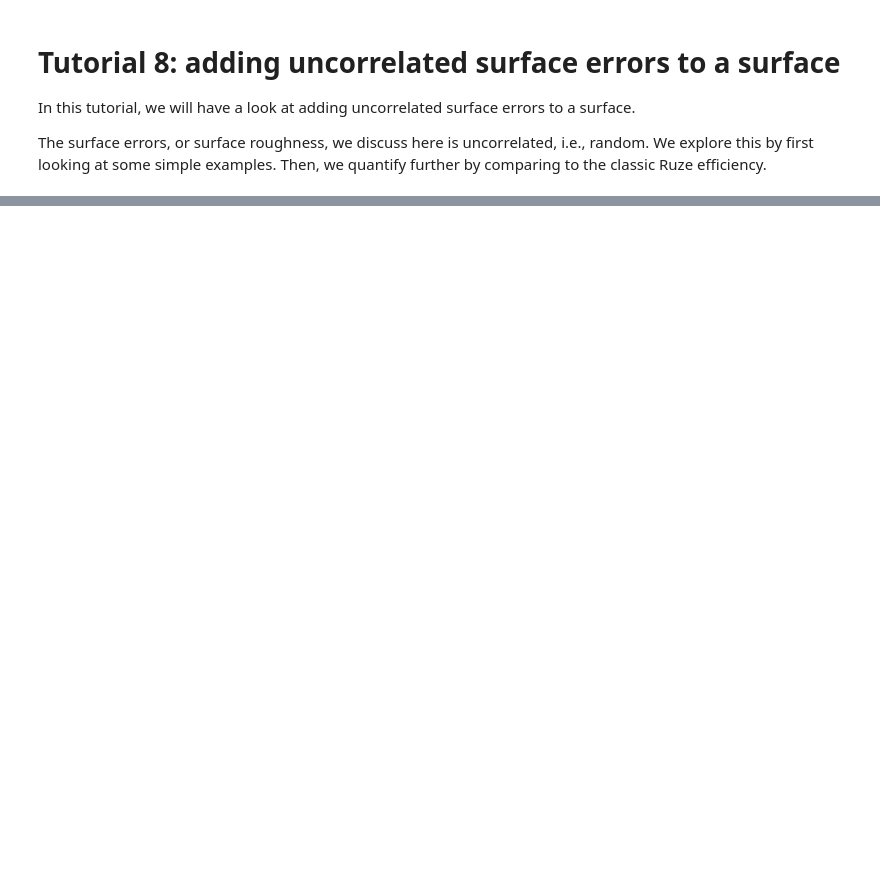
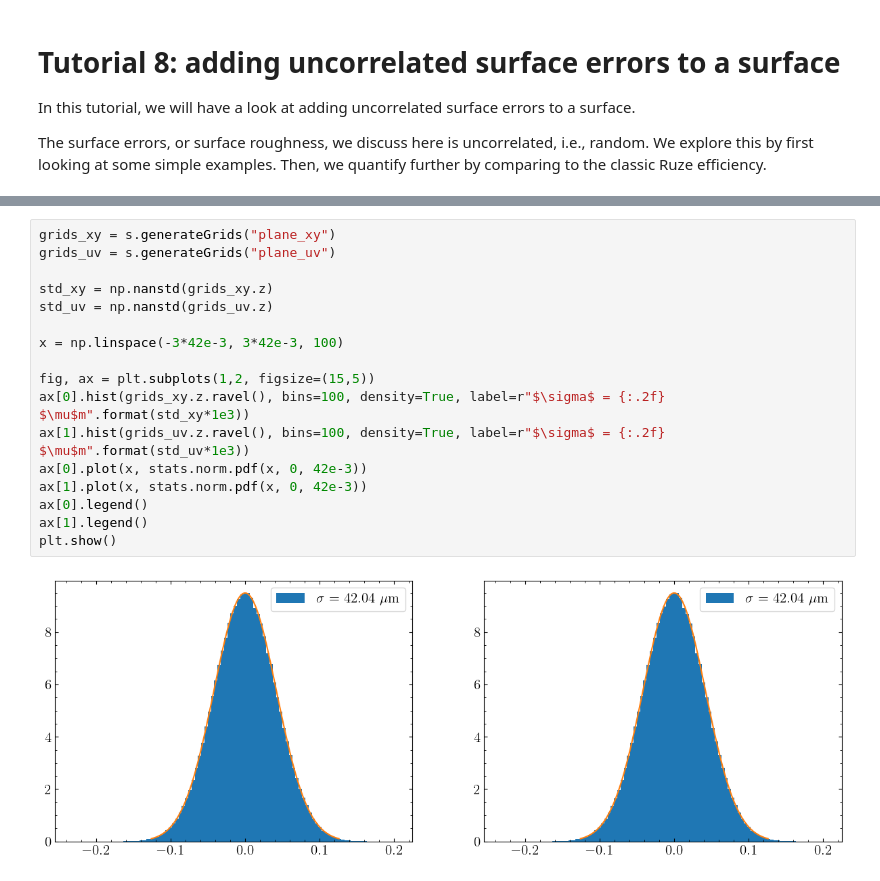
Before and after one commit to PyPO-dev/PyPO, a Jupyter notebook: tutorials/Untitled.ipynb, the cells around one changed output, grey strips where cells are left out. Drawn from its saved outputs; the diff is of its cells as text; blank space fills up the shorter version.

```diff
--- a/tutorials/Untitled.ipynb
+++ b/tutorials/Untitled.ipynb
@@ -58,0 +49,19 @@ plt.show()
+# %%
+grids_xy = s.generateGrids("plane_xy")
+grids_uv = s.generateGrids("plane_uv")
+
+std_xy = np.nanstd(grids_xy.z)
+std_uv = np.nanstd(grids_uv.z)
+
+x = np.linspace(-3*42e-3, 3*42e-3, 100)
+
+fig, ax = plt.subplots(1,2, figsize=(15,5))
+ax[0].hist(grids_xy.z.ravel(), bins=100, density=True, label=r"$\sigma$ = {:.2f} $\mu$m".format(std_xy*1e3))
+ax[1].hist(grids_uv.z.ravel(), bins=100, density=True, label=r"$\sigma$ = {:.2f} $\mu$m".format(std_uv*1e3))
+ax[0].plot(x, stats.norm.pdf(x, 0, 42e-3))
+ax[1].plot(x, stats.norm.pdf(x, 0, 42e-3))
+ax[0].legend()
+ax[1].legend()
+plt.show()
+# %% [output]
+[figure, added]
```
Also changed, not shown: parts of 2 cells of this notebook, 13 other files.
